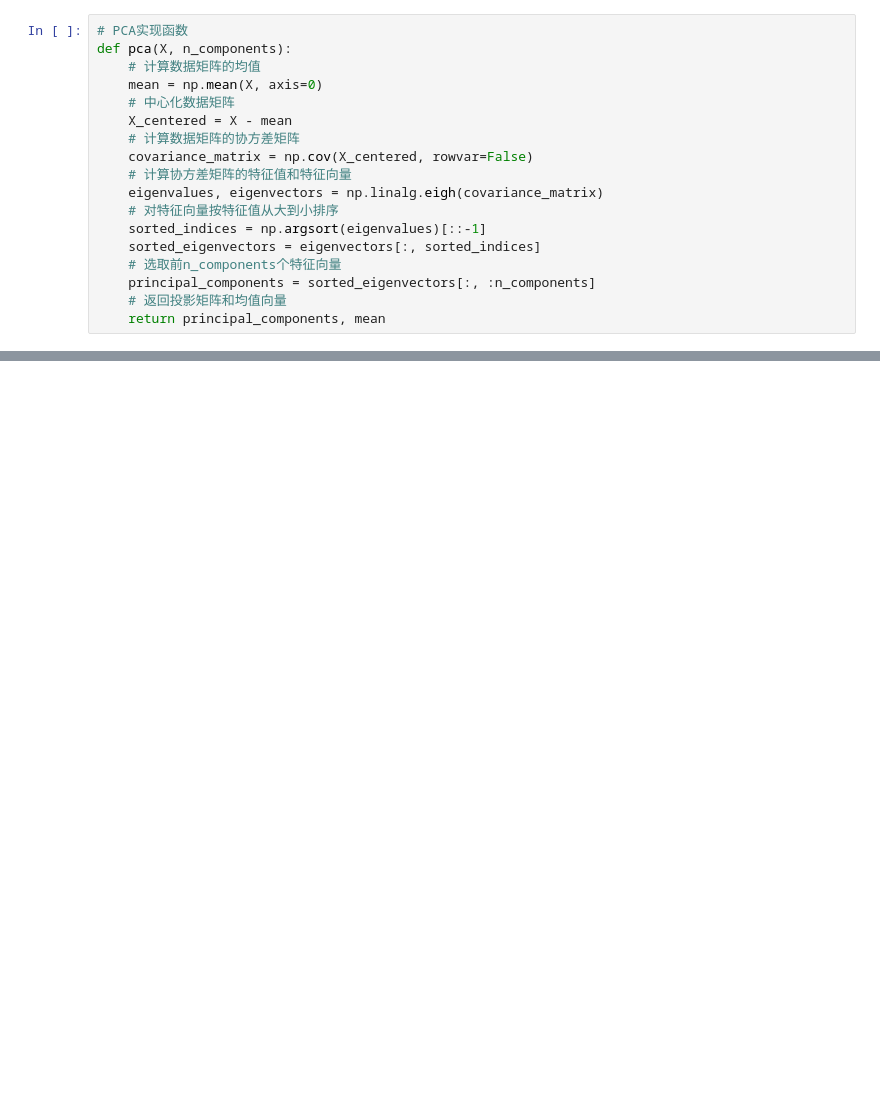
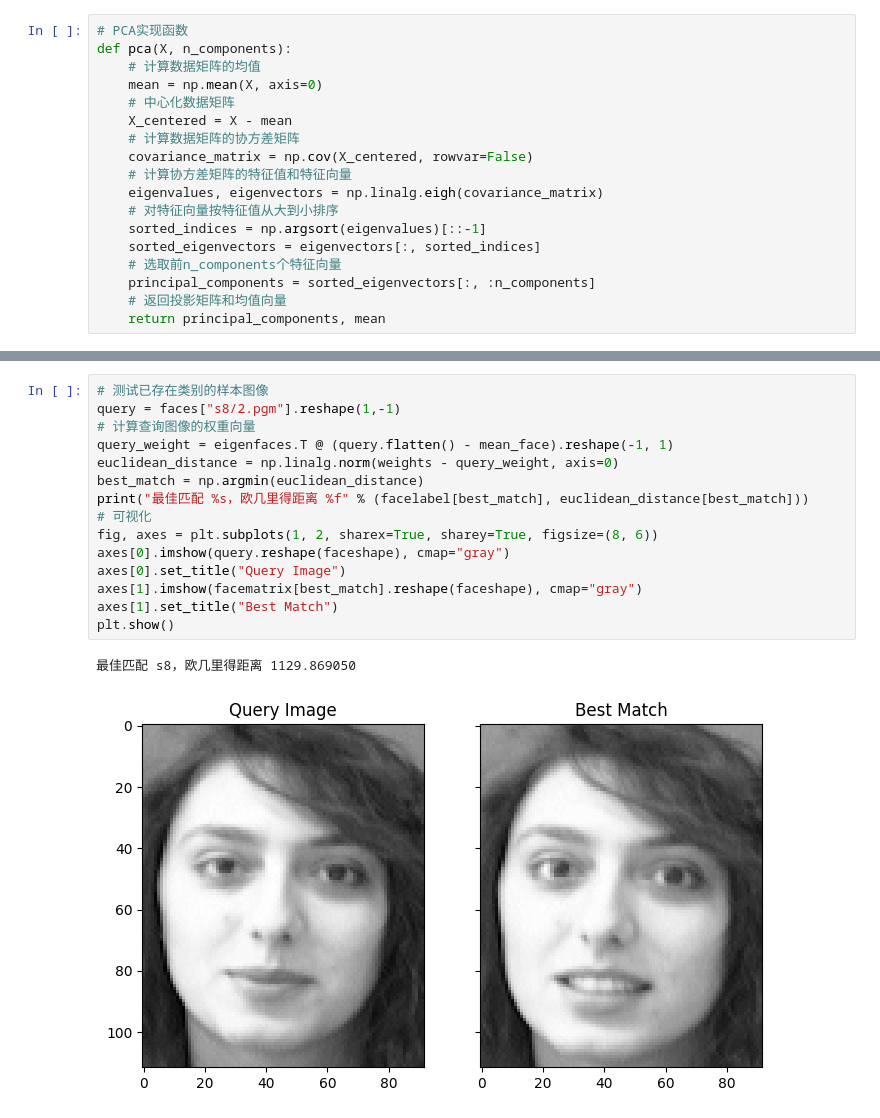
Before and after one commit to TonyHuang6666/Manifold-Learning, a Jupyter notebook: Principal component analysis/PCA-Face Recongnition.ipynb, the cells around one changed output, grey strips where cells are left out. Saved outputs shown, nothing was run; the diff lists cells and outputs as text; blank space fills up the shorter version.

```diff
--- a/Principal component analysis/PCA-Face Recongnition.ipynb
+++ b/Principal component analysis/PCA-Face Recongnition.ipynb
@@ -107,4 +126,22 @@ plt.show()
 [figure]
+# %%
+# 测试已存在类别的样本图像
+query = faces["s8/2.pgm"].reshape(1,-1)
+# 计算查询图像的权重向量
+query_weight = eigenfaces.T @ (query.flatten() - mean_face).reshape(-1, 1)
+euclidean_distance = np.linalg.norm(weights - query_weight, axis=0)
+best_match = np.argmin(euclidean_distance)
+print("最佳匹配 %s，欧几里得距离 %f" % (facelabel[best_match], euclidean_distance[best_match]))
+# 可视化
+fig, axes = plt.subplots(1, 2, sharex=True, sharey=True, figsize=(8, 6))
+axes[0].imshow(query.reshape(faceshape), cmap="gray")
+axes[0].set_title("Query Image")
+axes[1].imshow(facematrix[best_match].reshape(faceshape), cmap="gray")
+axes[1].set_title("Best Match")
+plt.show()
+# %% [output]
+最佳匹配 s8，欧几里得距离 1129.869050
+[figure, added]
 # %%
 # 测试新类别的样本图像
 query = faces["s40/1.pgm"].reshape(1,-1)
```
Also changed, not shown: parts of 5 cells of this notebook, 1 other file.
